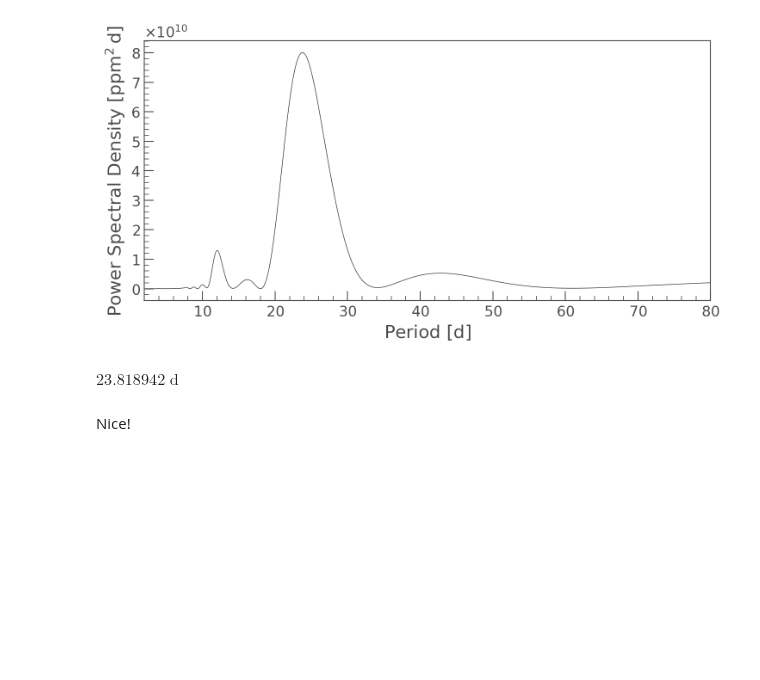
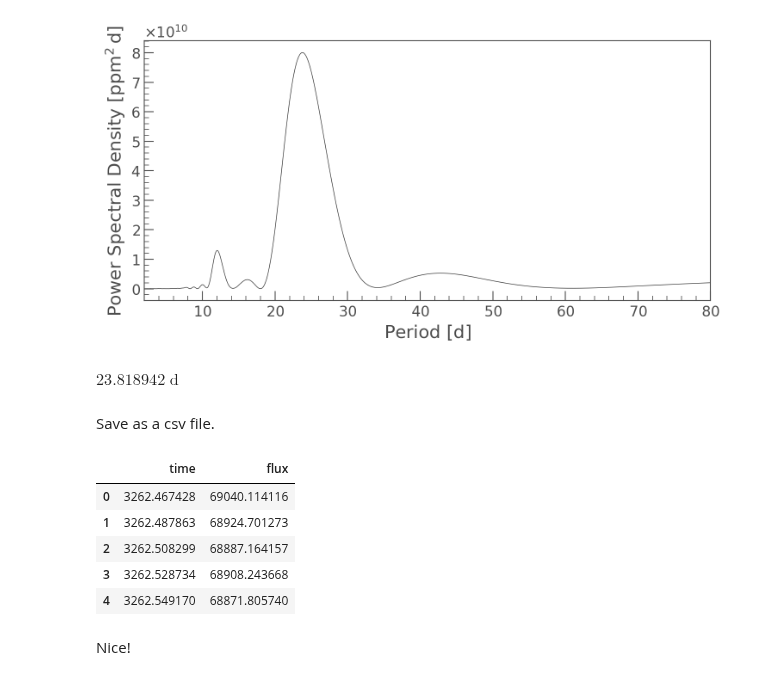
Before and after one commit to BrownDwarf/subsub, a Jupyter notebook: notebooks/K2_C16_M67_lightcurve_search.ipynb, the cells around one changed output. Cells and saved outputs as stored; diff of their text form; code cells hidden in the pictures; blank space fills up the shorter version.

```diff
--- a/notebooks/K2_C16_M67_lightcurve_search.ipynb
+++ b/notebooks/K2_C16_M67_lightcurve_search.ipynb
@@ -211,3 +220,17 @@ plt.xlim(2, 80)
 pg.period_at_max_power
 # %% [output]
 $23.818942 \; \mathrm{d}$
+# %% [markdown]
+Save as a csv file.
+# %%
+df_out = lc_corrected.to_pandas()
+# %%
+df_out = df_out.reset_index(drop=True)[['time', 'flux']]
+df_out.head()
+# %% [output]
+|  | time | flux |
+| 0 | 3262.467428 | 69040.114116 |
+| 1 | 3262.487863 | 68924.701273 |
+| 2 | 3262.508299 | 68887.164157 |
+| 3 | 3262.528734 | 68908.243668 |
+| 4 | 3262.549170 | 68871.805740 |
```
Also changed, not shown: parts of 18 cells of this notebook, 1 other file.
